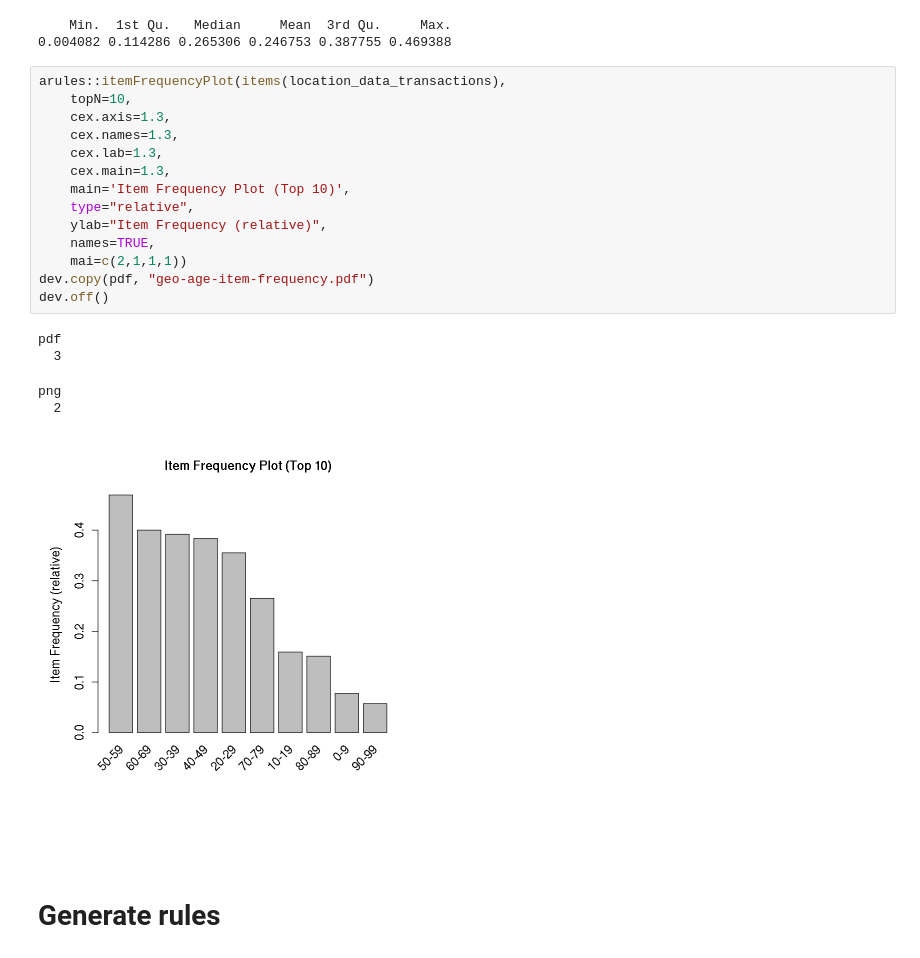
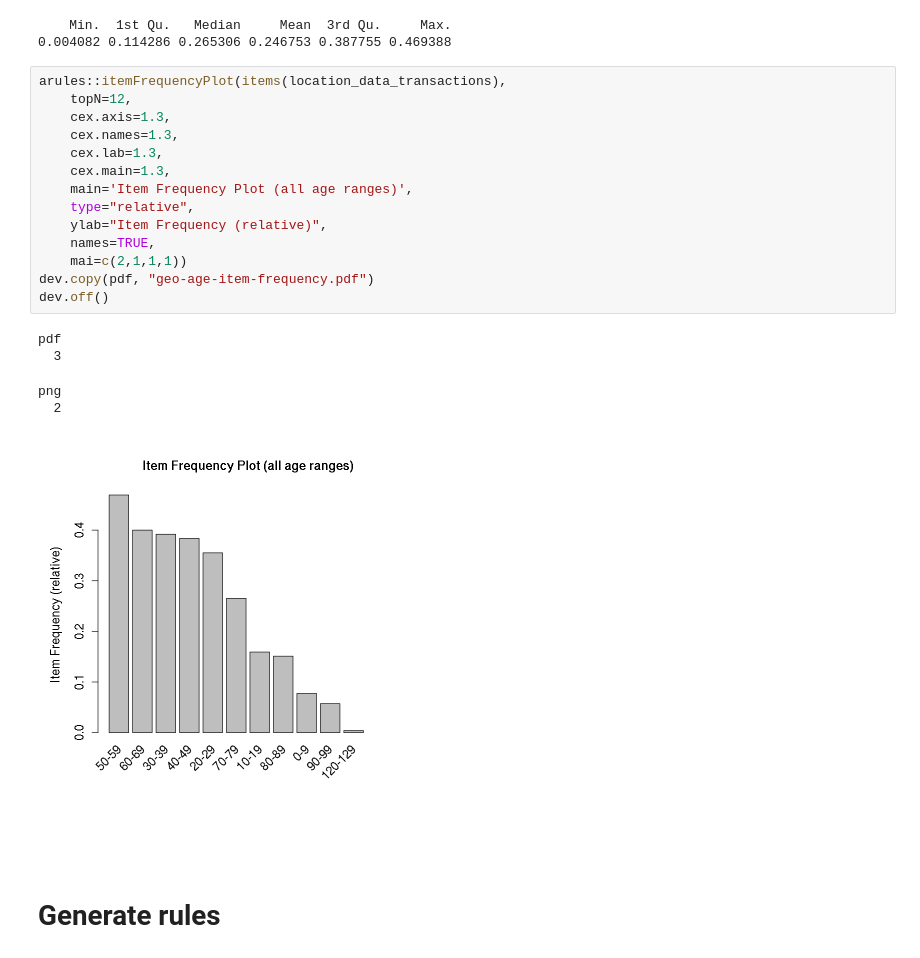
Before and after one commit to apetkau/comp7944-project, a Jupyter notebook: analysis/geo-age/geo_age_mining.ipynb, the cells around one changed output. Cells and saved outputs as stored; diff of their text form.

Commit message:
Counts of items for date and age

```diff
--- a/analysis/geo-age/geo_age_mining.ipynb
+++ b/analysis/geo-age/geo_age_mining.ipynb
@@ -67,24 +79,24 @@ summary(f)
 0.004082 0.114286 0.265306 0.246753 0.387755 0.469388
 # %%
 arules::itemFrequencyPlot(items(location_data_transactions),
-    topN=10,
+    topN=12,
     cex.axis=1.3,
     cex.names=1.3,
     cex.lab=1.3,
     cex.main=1.3,
-    main='Item Frequency Plot (Top 10)',
+    main='Item Frequency Plot (all age ranges)',
     type="relative",
     ylab="Item Frequency (relative)",
     names=TRUE,
     mai=c(2,1,1,1))
 dev.copy(pdf, "geo-age-item-frequency.pdf")
 dev.off()
 # %% [output]
 pdf
   3
 png
   2
-[figure, old version]
+[figure, new version]
 # %% [markdown]
 # Generate rules
 # %%
```
Also changed, not shown: parts of 1 cell of this notebook, 2 other files.
